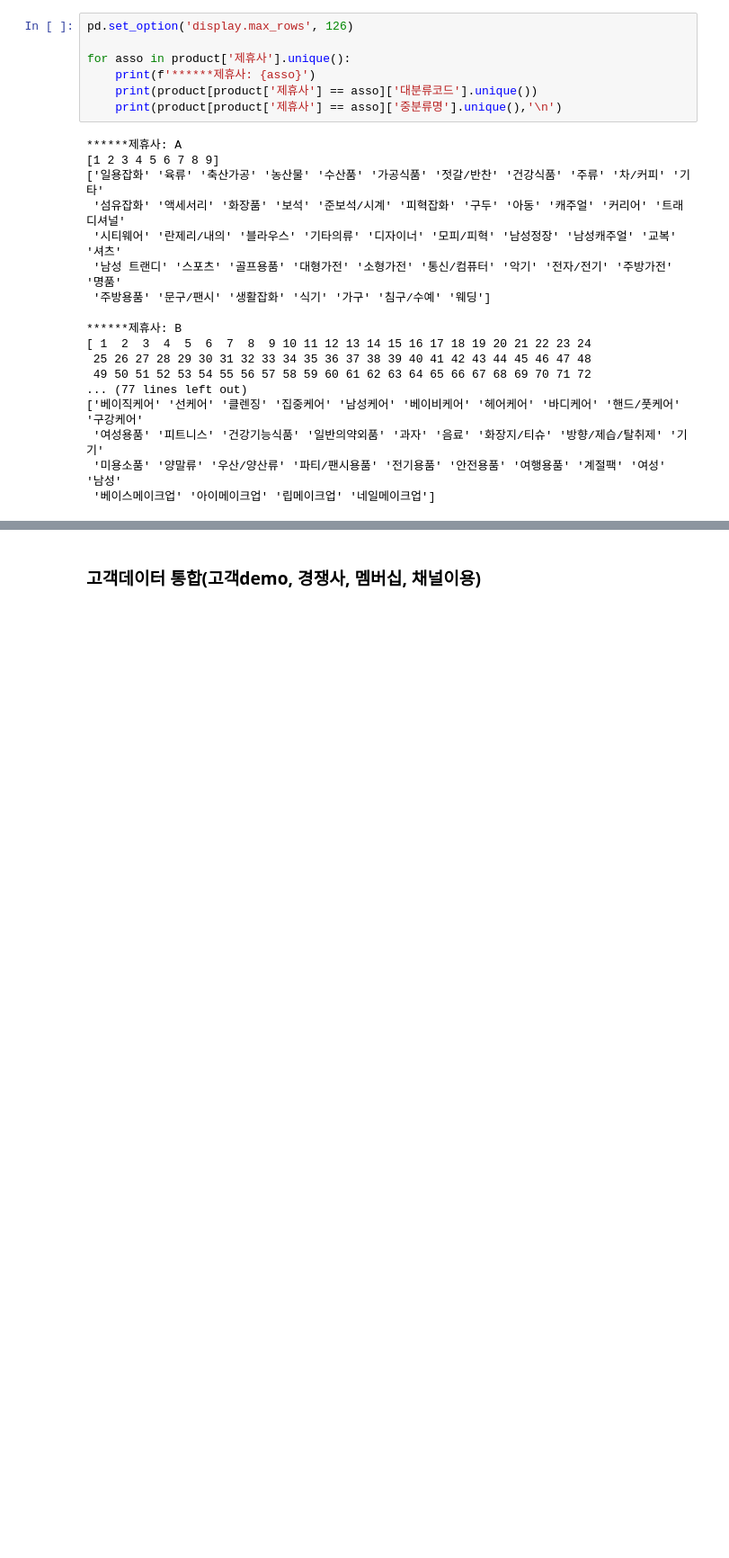
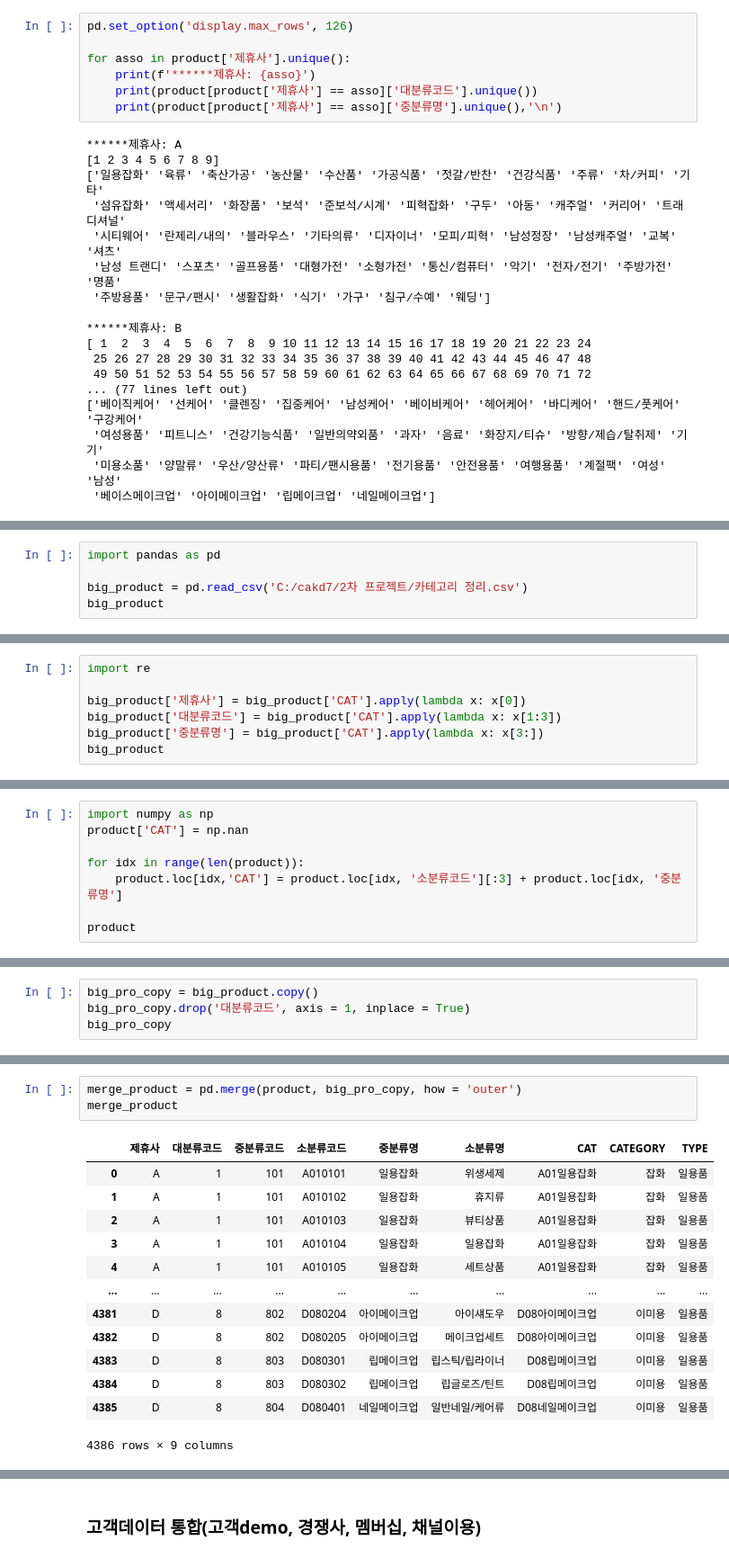
Before and after one commit to choi-aerim/cakd7_class, a Jupyter notebook: m5_DB/구매데이터 분석.ipynb, the cells around one changed output, grey strips where cells are left out. Shown at 90% size. Drawn from its saved outputs; the diff is of its cells as text; blank space fills up the shorter version.

Commit message:
1005 카테고리 데이터  merge

```diff
--- a/m5_DB/구매데이터 분석.ipynb
+++ b/m5_DB/구매데이터 분석.ipynb
@@ -165,0 +168,5 @@ for asso in product['제휴사'].unique():
+# %%
+import pandas as pd
+
+big_product = pd.read_csv('C:/cakd7/2차 프로젝트/카테고리 정리.csv')
+big_product
@@ -165,0 +187,7 @@ for asso in product['제휴사'].unique():
+# %%
+import re
+
+big_product['제휴사'] = big_product['CAT'].apply(lambda x: x[0])
+big_product['대분류코드'] = big_product['CAT'].apply(lambda x: x[1:3])
+big_product['중분류명'] = big_product['CAT'].apply(lambda x: x[3:])
+big_product
@@ -165,0 +217,8 @@ for asso in product['제휴사'].unique():
+# %%
+import numpy as np
+product['CAT'] = np.nan
+
+for idx in range(len(product)):
+    product.loc[idx,'CAT'] = product.loc[idx, '소분류코드'][:3] + product.loc[idx, '중분류명']
+
+product
@@ -165,0 +272,4 @@ for asso in product['제휴사'].unique():
+# %%
+big_pro_copy = big_product.copy()
+big_pro_copy.drop('대분류코드', axis = 1, inplace = True)
+big_pro_copy
@@ -165,0 +290,17 @@ for asso in product['제휴사'].unique():
+# %%
+merge_product = pd.merge(product, big_pro_copy, how = 'outer')
+merge_product
+# %% [output]
+|  | 제휴사 | 대분류코드 | 중분류코드 | 소분류코드 | 중분류명 | 소분류명 | CAT | CATEGORY | TYPE |
+| 0 | A | 1 | 101 | A010101 | 일용잡화 | 위생세제 | A01일용잡화 | 잡화 | 일용품 |
+| 1 | A | 1 | 101 | A010102 | 일용잡화 | 휴지류 | A01일용잡화 | 잡화 | 일용품 |
+| 2 | A | 1 | 101 | A010103 | 일용잡화 | 뷰티상품 | A01일용잡화 | 잡화 | 일용품 |
+| 3 | A | 1 | 101 | A010104 | 일용잡화 | 일용잡화 | A01일용잡화 | 잡화 | 일용품 |
+| 4 | A | 1 | 101 | A010105 | 일용잡화 | 세트상품 | A01일용잡화 | 잡화 | 일용품 |
+| ... | ... | ... | ... | ... | ... | ... | ... | ... | ... |
+| 4381 | D | 8 | 802 | D080204 | 아이메이크업 | 아이섀도우 | D08아이메이크업 | 이미용 | 일용품 |
+| 4382 | D | 8 | 802 | D080205 | 아이메이크업 | 메이크업세트 | D08아이메이크업 | 이미용 | 일용품 |
+| 4383 | D | 8 | 803 | D080301 | 립메이크업 | 립스틱/립라이너 | D08립메이크업 | 이미용 | 일용품 |
+| 4384 | D | 8 | 803 | D080302 | 립메이크업 | 립글로즈/틴트 | D08립메이크업 | 이미용 | 일용품 |
+| 4385 | D | 8 | 804 | D080401 | 네일메이크업 | 일반네일/케어류 | D08네일메이크업 | 이미용 | 일용품 |
+4386 rows × 9 columns
```
Also changed, not shown: parts of 14 cells of this notebook.
